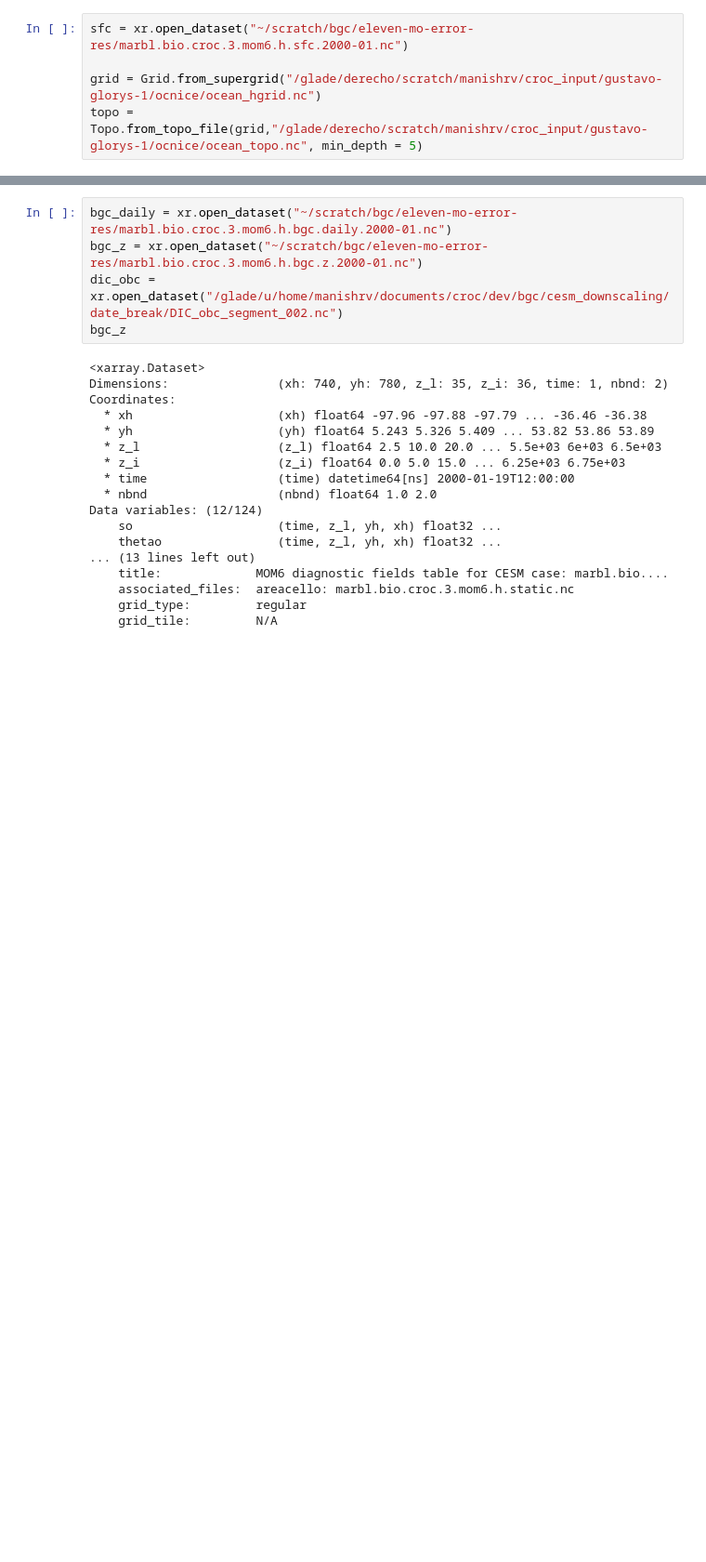
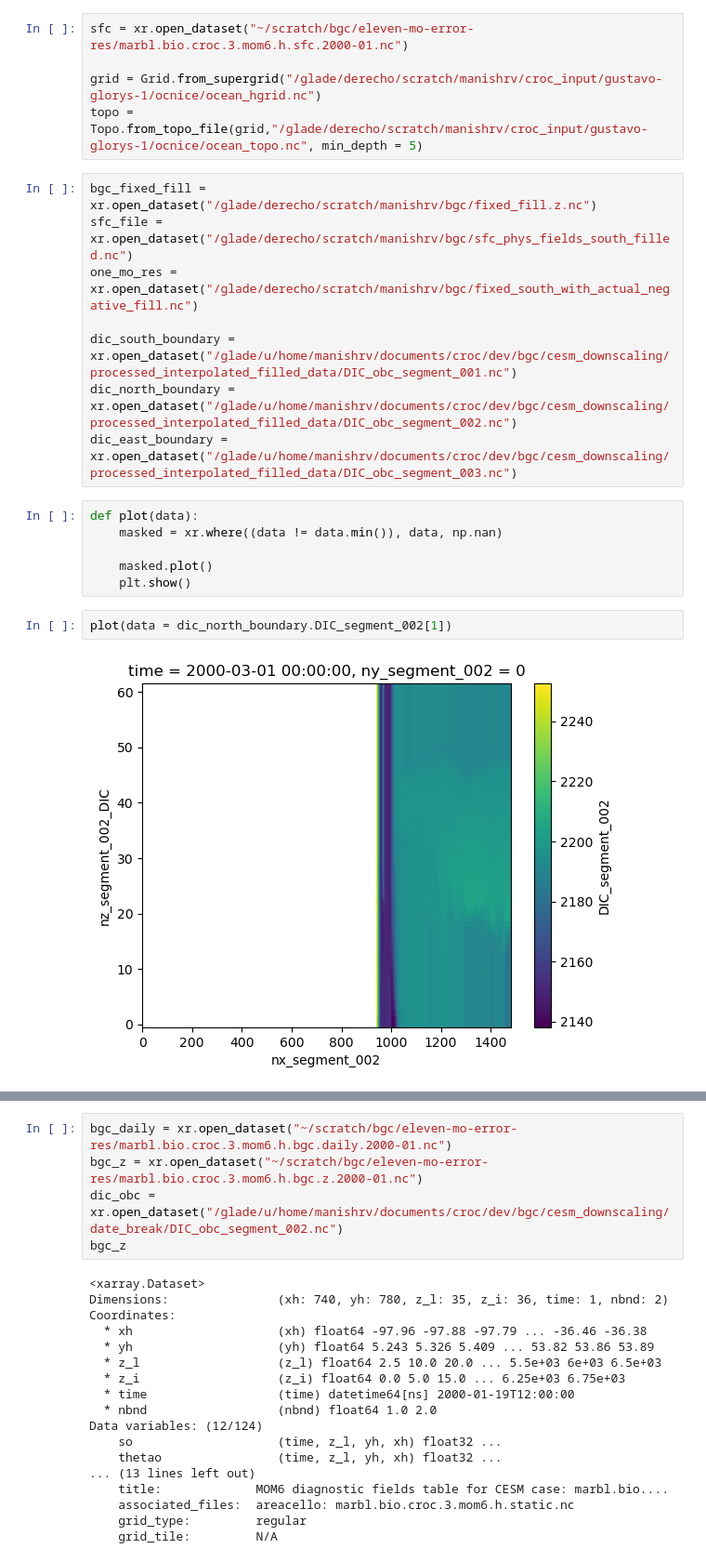
Before and after one commit to CROCODILE-CESM/nwa12_v0, a Jupyter notebook: dev/bgc/cesm_downscaling/diff_the_datasets.ipynb, the cells around one changed output, grey strips where cells are left out. Shown at 93% size. Cells and saved outputs as stored; diff of their text form; blank space fills up the shorter version.

```diff
--- a/dev/bgc/cesm_downscaling/diff_the_datasets.ipynb
+++ b/dev/bgc/cesm_downscaling/diff_the_datasets.ipynb
@@ -14,3 +12,21 @@ sfc = xr.open_dataset("~/scratch/bgc/eleven-mo-error-res/marbl.bio.croc.3.mom6.h
 
 grid = Grid.from_supergrid("/glade/derecho/scratch/manishrv/croc_input/gustavo-glorys-1/ocnice/ocean_hgrid.nc")
 topo = Topo.from_topo_file(grid,"/glade/derecho/scratch/manishrv/croc_input/gustavo-glorys-1/ocnice/ocean_topo.nc", min_depth = 5)
+# %%
+bgc_fixed_fill = xr.open_dataset("/glade/derecho/scratch/manishrv/bgc/fixed_fill.z.nc")
+sfc_file = xr.open_dataset("/glade/derecho/scratch/manishrv/bgc/sfc_phys_fields_south_filled.nc")
+one_mo_res = xr.open_dataset("/glade/derecho/scratch/manishrv/bgc/fixed_south_with_actual_negative_fill.nc")
+
+dic_south_boundary = xr.open_dataset("/glade/u/home/manishrv/documents/croc/dev/bgc/cesm_downscaling/processed_interpolated_filled_data/DIC_obc_segment_001.nc")
+dic_north_boundary = xr.open_dataset("/glade/u/home/manishrv/documents/croc/dev/bgc/cesm_downscaling/processed_interpolated_filled_data/DIC_obc_segment_002.nc")
+dic_east_boundary = xr.open_dataset("/glade/u/home/manishrv/documents/croc/dev/bgc/cesm_downscaling/processed_interpolated_filled_data/DIC_obc_segment_003.nc")
+# %%
+def plot(data):
+    masked = xr.where((data != data.min()), data, np.nan)
+
+    masked.plot()
+    plt.show()
+# %%
+plot(data = dic_north_boundary.DIC_segment_002[1])
+# %% [output]
+[figure, added]
```
Also changed, not shown: parts of 21 cells of this notebook, 19 other files.
